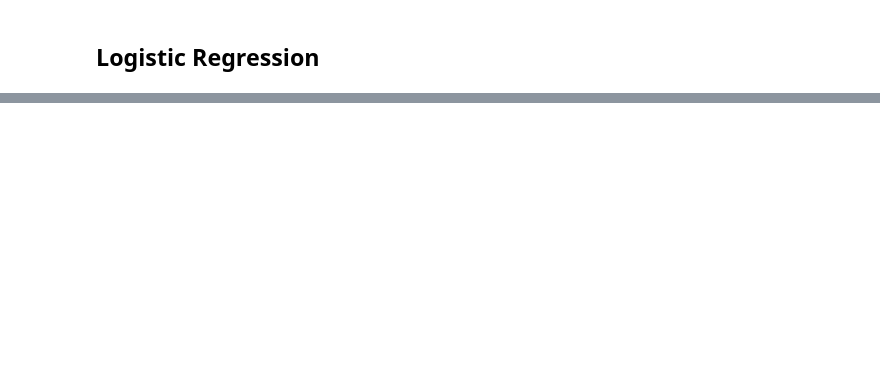
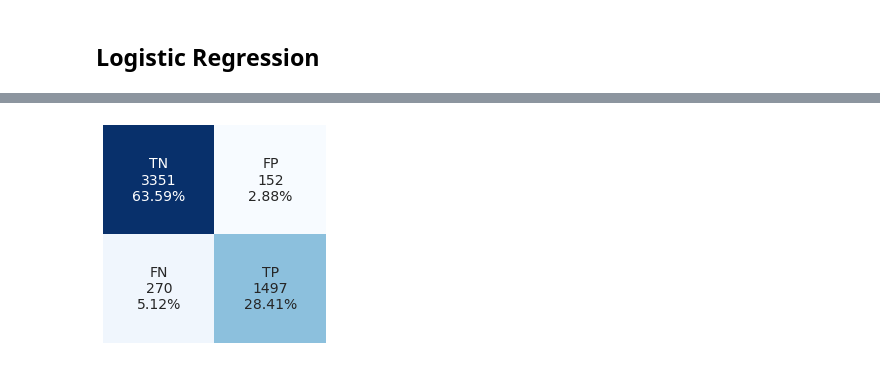
Before and after one commit to datascisteven/Automated-Hate-Tweet-Detection, a Jupyter notebook: notebooks/balanced_modeling.ipynb, the cells around one changed output, grey strips where cells are left out. Cells and saved outputs as stored; diff of their text form; code cells hidden in the pictures; blank space fills up the shorter version.

```diff
--- a/notebooks/balanced_modeling.ipynb
+++ b/notebooks/balanced_modeling.ipynb
@@ -165,3 +129,0 @@ def vec_for_learning(model, tagged_docs):
-# %%
-y_tr, X_tr = vec_for_learning(model_dbow, train_tagged)
-y_val, X_val = vec_for_learning(model_dbow, val_tagged)
@@ -169,0 +130,5 @@ TypeError: Parameter doc_words of infer_vector() must be a list of strings (not
+# %%
+svc = svm.LinearSVC(random_state=42).fit(tfidf_tr, y_tr)
+y_pr_svc_tr = svc.predict(tfidf_tr)
+y_pr_svc_val = svc.predict(tfidf_val)
+get_metriks_2(tfidf_tr, y_tr, tfidf_val, y_val, y_pr_svc_tr, y_pr_svc_val, svc)
@@ -169,0 +146,4 @@ TypeError: Parameter doc_words of infer_vector() must be a list of strings (not
+# %%
+get_confusion(y_val, y_pr_svc_val)
+# %% [output]
+[figure, added]
```
Also changed, not shown: parts of 38 cells of this notebook, 9 other files.
